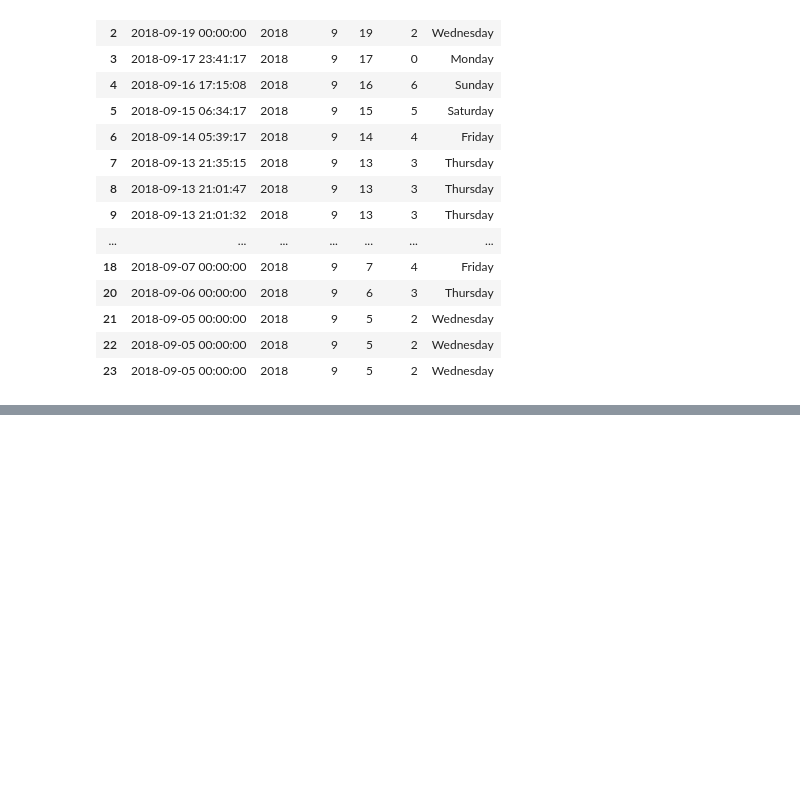
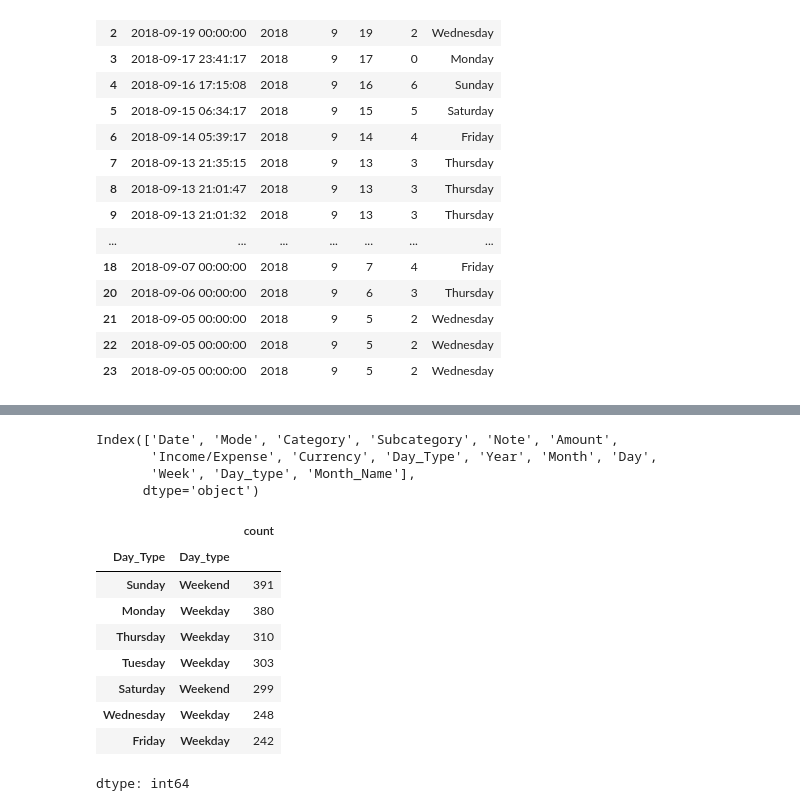
Before and after one commit to kailashchaudhary-p/Daily-Expense-Analyzer, a Jupyter notebook: Daily_Expense_Analyzer.ipynb, the cells around one changed output, grey strips where cells are left out. Saved outputs shown, nothing was run; the diff lists cells and outputs as text; code cells hidden in the pictures; blank space fills up the shorter version.

```diff
--- a/Daily_Expense_Analyzer.ipynb
+++ b/Daily_Expense_Analyzer.ipynb
@@ -691,0 +703,20 @@ expense_df.head()
+# %%
+expense_df.columns
+# %% [output]
+Index(['Date', 'Mode', 'Category', 'Subcategory', 'Note', 'Amount',
+       'Income/Expense', 'Currency', 'Day_Type', 'Year', 'Month', 'Day',
+       'Week', 'Day_type', 'Month_Name'],
+      dtype='object')
+# %%
+expense_df[["Day_Type", "Day_type"]].value_counts()
+# %% [output]
+|  |  | count |
+| Day_Type | Day_type |  |
+| Sunday | Weekend | 391 |
+| Monday | Weekday | 380 |
+| Thursday | Weekday | 310 |
+| Tuesday | Weekday | 303 |
+| Saturday | Weekend | 299 |
+| Wednesday | Weekday | 248 |
+| Friday | Weekday | 242 |
+dtype: int64
```
Also changed, not shown: parts of 6 cells of this notebook.
